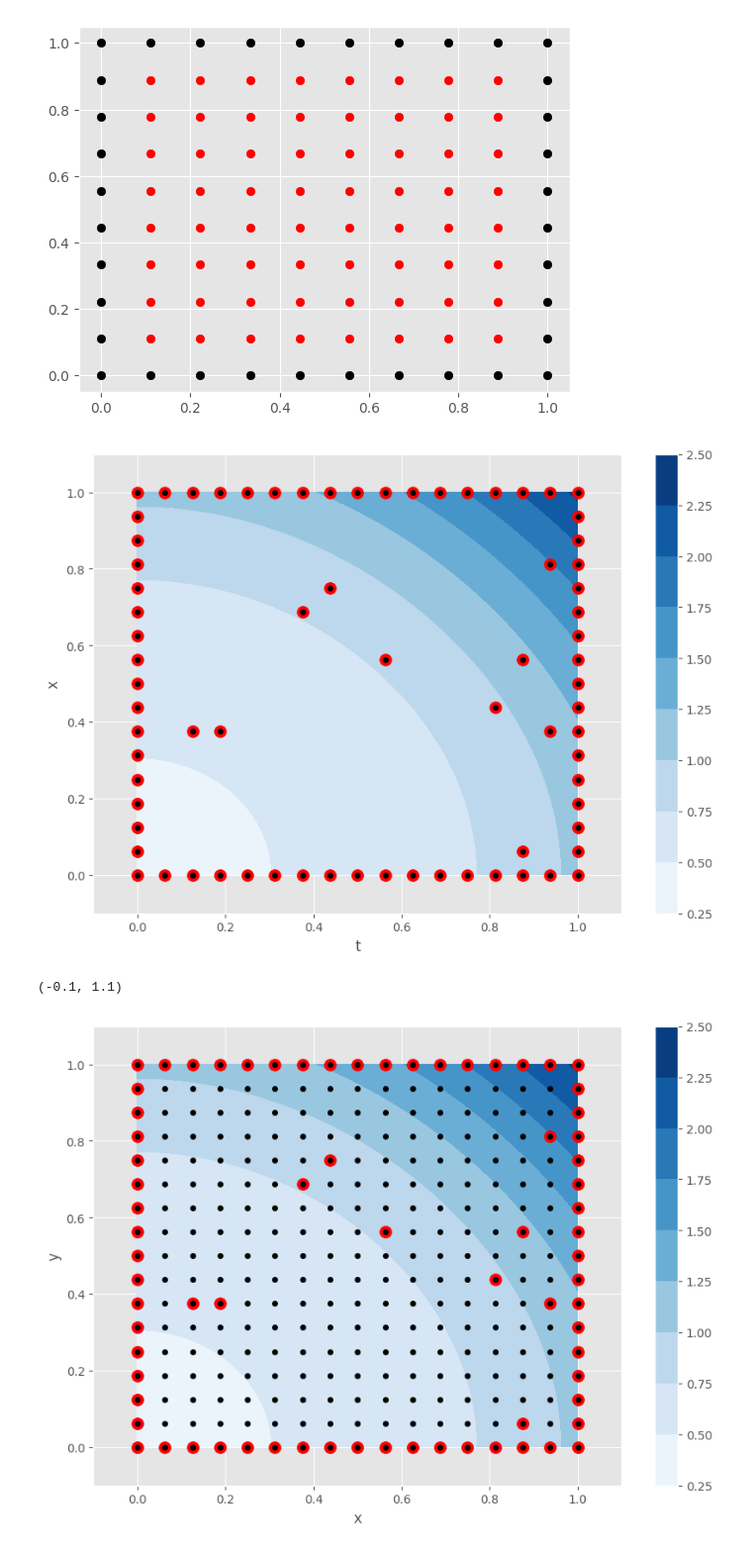
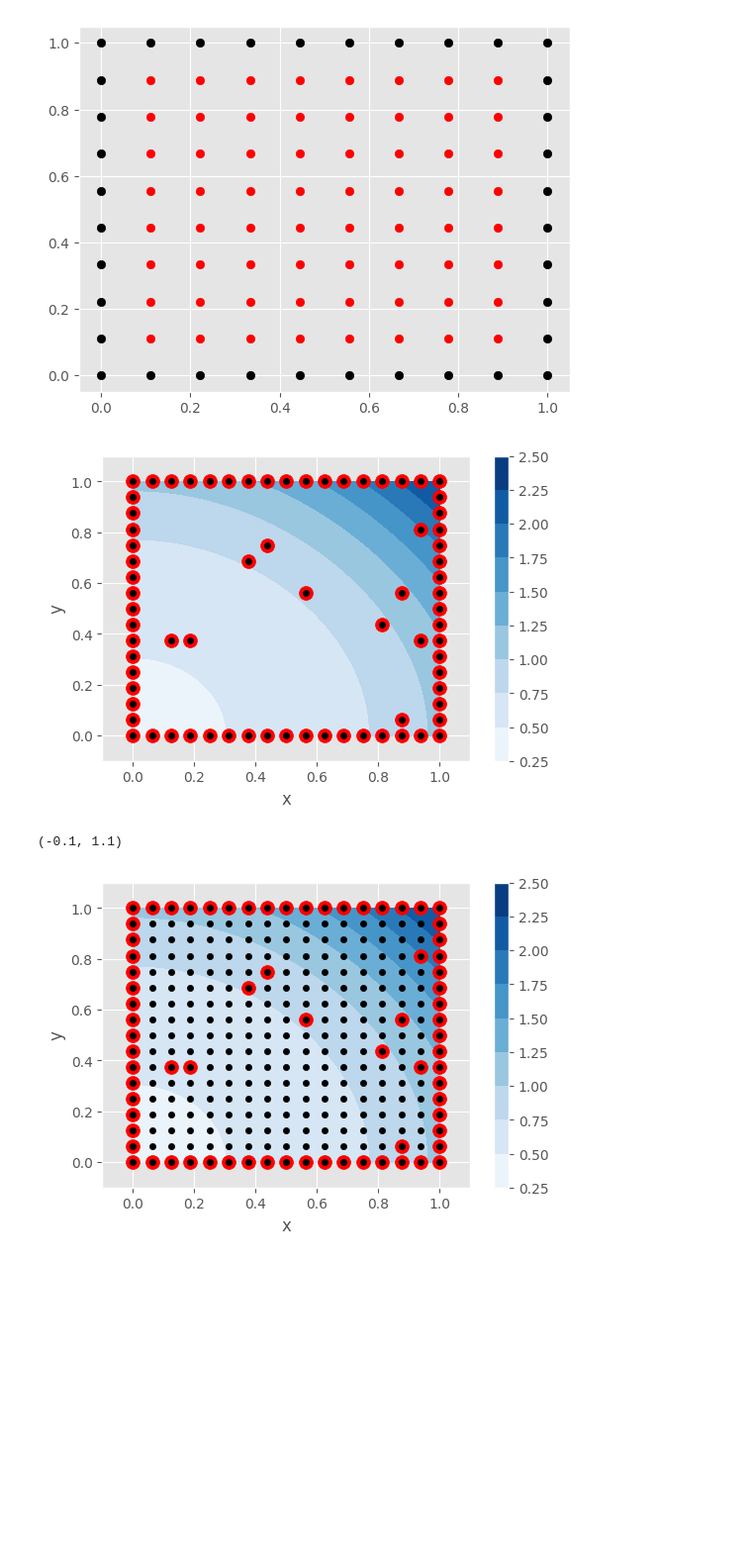
Before and after one commit to TADSGroup/kernelequationlearning, a Jupyter notebook: alex_work/DarcyExample2.ipynb, the cells around one changed output. Shown at 99% size. Cells and saved outputs as stored; diff of their text form; code cells hidden in the pictures; blank space fills up the shorter version.

```diff
--- a/alex_work/DarcyExample2.ipynb
+++ b/alex_work/DarcyExample2.ipynb
@@ -84,37 +101,37 @@ num_fine_grid = 100
 x_fine,y_fine = np.meshgrid(np.linspace(0,1,num_fine_grid),np.linspace(0,1,num_fine_grid))
 xy_fine = np.vstack([x_fine.flatten(),y_fine.flatten()]).T
 
 
-plt.figure(figsize=(10,7))
+plt.figure(figsize=(6,4))
 
 plt.tricontourf(xy_fine[:,0],xy_fine[:,1],u_true_function(xy_fine[:,0],xy_fine[:,1]),cmap = 'Blues')
 plt.colorbar()
 
 plt.scatter(xy_obs[:,0],xy_obs[:,1],c='red', s = 100)
 plt.scatter(xy_obs[:,0],xy_obs[:,1],c='black',s = 20)
 
 
-plt.xlabel("t")
-plt.ylabel("x")
+plt.xlabel("x")
+plt.ylabel("y")
 plt.xlim(-0.1,1.1)
 plt.ylim(-0.1,1.1)
 plt.show()
 
-plt.figure(figsize=(10,7))
+plt.figure(figsize=(6,4))
 
 
 plt.tricontourf(xy_fine[:,0],xy_fine[:,1],u_true_function(xy_fine[:,0],xy_fine[:,1]),cmap = 'Blues')
 plt.colorbar()
 
 plt.scatter(xy_obs[:,0],xy_obs[:,1],c='red', s = 100)
 plt.scatter(xy_all[:,0],xy_all[:,1],c='black',s = 20)
 
 
 plt.xlabel("x")
 plt.ylabel("y")
 plt.xlim(-0.1,1.1)
 plt.ylim(-0.1,1.1)
 # %% [output]
-[figure, old version]
+[figure, new version]
 (-0.1, 1.1)
-[figure, old version]
+[figure, new version]
```
Also changed, not shown: parts of 13 cells of this notebook.
